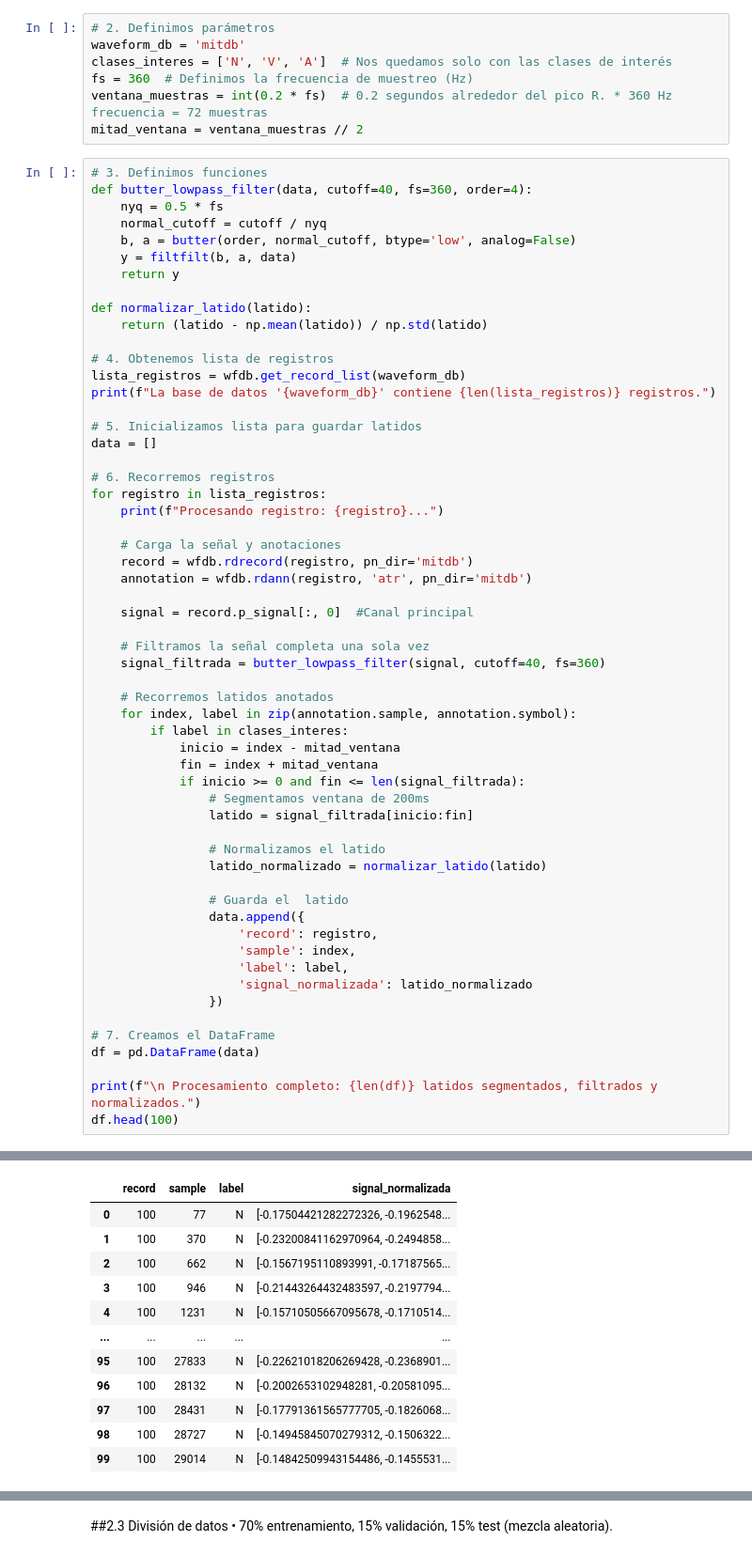
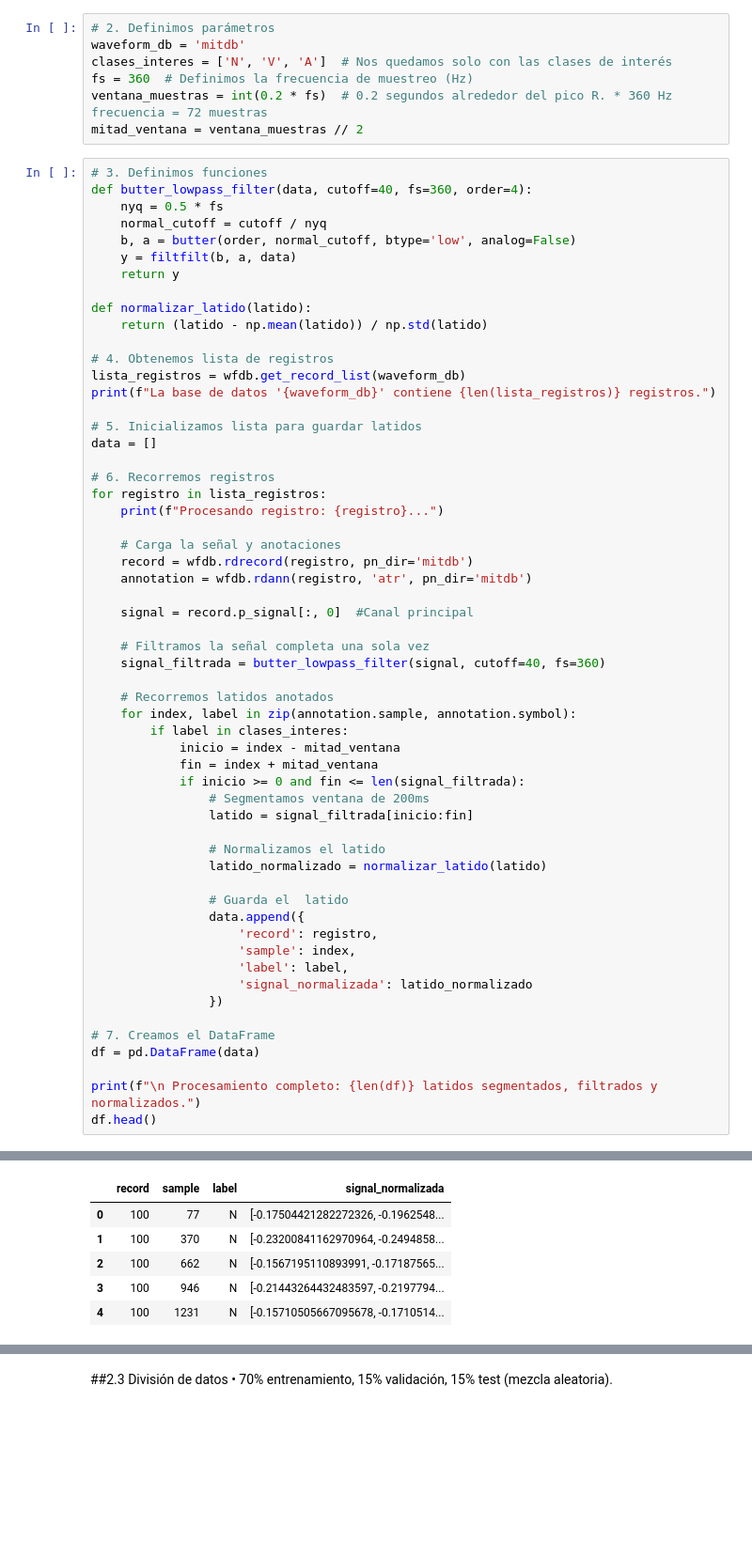
Before and after one commit to analiacuracaram/UGR_DeepLearning, a Jupyter notebook: Trabajo_Practico_N1_Aprendizaje_Profundo.ipynb, the cells around one changed output, grey strips where cells are left out. Shown at 94% size. Saved outputs shown, nothing was run; the diff lists cells and outputs as text; blank space fills up the shorter version.

```diff
--- a/Trabajo_Practico_N1_Aprendizaje_Profundo.ipynb
+++ b/Trabajo_Practico_N1_Aprendizaje_Profundo.ipynb
@@ -179,37 +179,31 @@ for registro in lista_registros:
                 })
 
 # 7. Creamos el DataFrame
 df = pd.DataFrame(data)
 
 print(f"\n Procesamiento completo: {len(df)} latidos segmentados, filtrados y normalizados.")
-df.head(100)
+df.head()
 # %% [output]
 La base de datos 'mitdb' contiene 48 registros.
 Procesando registro: 100...
 Procesando registro: 101...
 Procesando registro: 102...
 Procesando registro: 103...
 Procesando registro: 104...
 Procesando registro: 105...
 Procesando registro: 106...
 Procesando registro: 107...
 Procesando registro: 108...
 Procesando registro: 109...
 Procesando registro: 111...
 ... (35 lines left out)
 Procesando registro: 233...
 Procesando registro: 234...
 
  Procesamiento completo: 84724 latidos segmentados, filtrados y normalizados.
 |  | record | sample | label | signal_normalizada |
 | 0 | 100 | 77 | N | [-0.17504421282272326, -0.1962548... |
 | 1 | 100 | 370 | N | [-0.23200841162970964, -0.2494858... |
 | 2 | 100 | 662 | N | [-0.1567195110893991, -0.17187565... |
 | 3 | 100 | 946 | N | [-0.21443264432483597, -0.2197794... |
 | 4 | 100 | 1231 | N | [-0.15710505667095678, -0.1710514... |
-| ... | ... | ... | ... | ... |
-| 95 | 100 | 27833 | N | [-0.22621018206269428, -0.2368901... |
-| 96 | 100 | 28132 | N | [-0.2002653102948281, -0.20581095... |
-| 97 | 100 | 28431 | N | [-0.17791361565777705, -0.1826068... |
-| 98 | 100 | 28727 | N | [-0.14945845070279312, -0.1506322... |
-| 99 | 100 | 29014 | N | [-0.14842509943154486, -0.1455531... |
```
Also changed, not shown: parts of 15 cells of this notebook.
